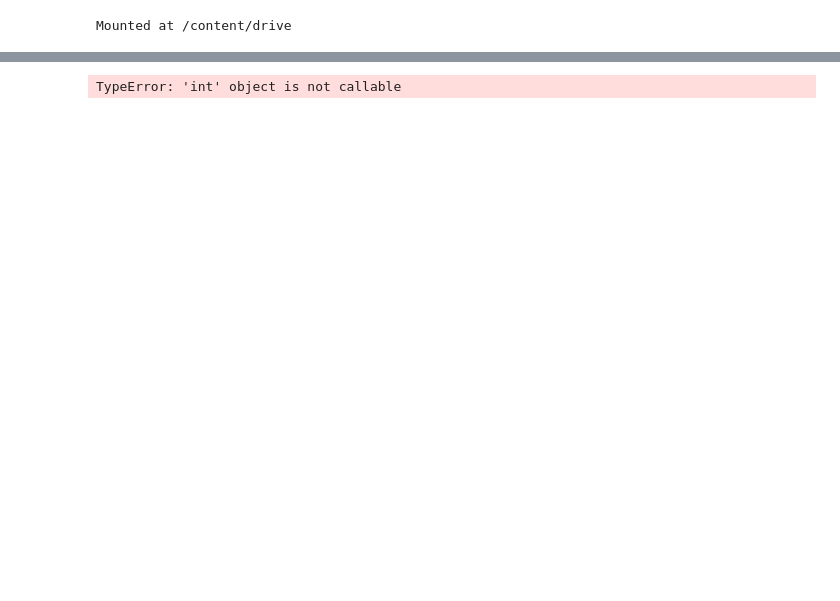
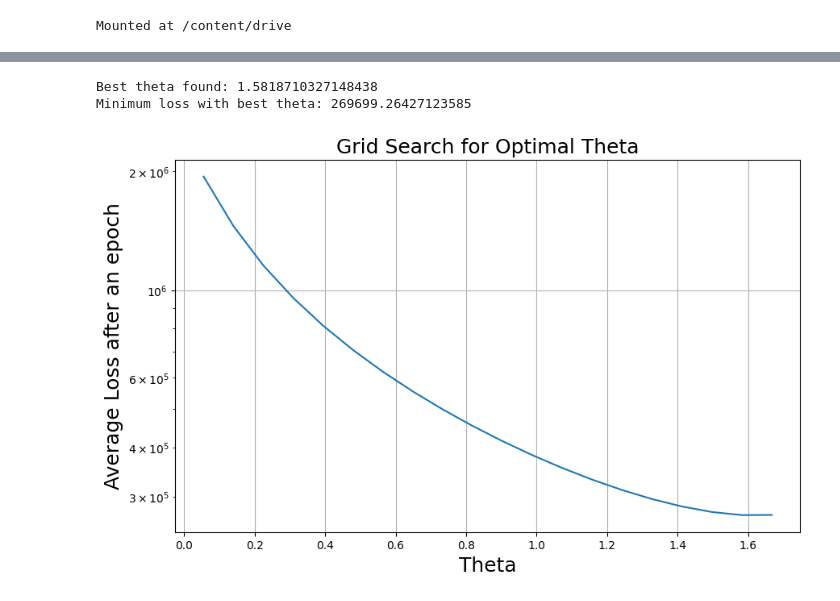
Before and after one commit to Fisherboy927/L2O, a Jupyter notebook: SAMBa_L2O.ipynb, the cells around one changed output, grey strips where cells are left out. Drawn from its saved outputs; the diff is of its cells as text; code cells hidden in the pictures; blank space fills up the shorter version.

```diff
--- a/SAMBa_L2O.ipynb
+++ b/SAMBa_L2O.ipynb
@@ -66,7 +64,7 @@ T = odl.tomo.RayTransform(space, geometry, impl='astra_cuda')
 
 T_norm = T.norm(estimate=True) ## this calculates the operator norm of T
 T = T / T_norm ### normalising so \|T\| = 1.
-
+T_norm = T.norm(estimate=True)
 print('T NORM IS ', T.norm(estimate=True))
 
 forward_operator = OperatorModule(T).to(device, dtype=torch_dtype)#.double()
@@ -144,12 +249,8 @@ from tqdm import tqdm
 import math
 import odl.contrib.torch.operator as _op
 from torch.utils.data import Dataset, DataLoader
+from torch import nn
 _op.AVOID_UNNECESSARY_COPY = False
-
-epoch = 10
-M = 10
-n = 256
-sigma = 0.01
 
 class CTDataset(Dataset):
     def __init__(self, paths, n, device, dtype):
@@ -176,7 +277,7 @@ dataset = CTDataset(train_imgs, n, device, dtype=torch_dtype)
 loader = DataLoader(dataset, batch_size = 25, shuffle = True)
 
 # Define the grid of theta values to search over
-grid_search_array = torch.linspace(0.1/(T_norm+8*a/0.01), 10/(T_norm+8*a/0.01), 20).to(device, dtype=torch_dtype)
+grid_search_array = torch.linspace(0.1/(T_norm+8*a/0.01), 3/(T_norm+8*a/0.01), 20).to(device, dtype=torch_dtype)
 
 best_theta = None
 min_loss = float('inf')
@@ -186,39 +287,41 @@ L_i_list = []
 # Perform grid search
 for current_theta in tqdm(grid_search_array, desc="Grid Search for Theta"):
     for x_batch in loader:
         L_i = 0
         x = torch.zeros_like(x_batch)
         sinogram_batch = forward_operator(x_batch)
         sinogram_batch_noisy = sinogram_batch + torch.randn_like(sinogram_batch)* sigma
 
         for k in range(1, M+1):
             g0 = grad_f(x, sinogram_batch_noisy)
             x = x - current_theta * g0
             L_i += f(x, sinogram_batch_noisy).item()
         L_i_list.append(L_i)
     L = sum(L_i_list)/len(L_i_list)
     loss_history.append(L)
     if L < min_loss:
         min_loss = L
         best_theta = current_theta
 
 print(f"Best theta found: {best_theta.item()}")
 print(f"Minimum loss with best theta: {min_loss}")
 
 # Plot the loss for each theta in the grid
 plt.figure(figsize=(10, 6))
-plt.plot(grid_search_array.cpu().numpy(), loss_history)
-plt.xlabel('Theta')
-plt.ylabel('Average Loss after an epoch')
-plt.title('Grid Search for Optimal Theta')
+plt.semilogy(grid_search_array.cpu().numpy(), loss_history)
+plt.xlabel('Theta', fontsize = 18)
+plt.ylabel('Average Loss after an epoch', fontsize = 18)
+plt.title('Grid Search for Optimal Theta', fontsize = 18)
 plt.grid(True)
 plt.show()
 
 
 # Now you can use the best_theta for further analysis or reconstruction
-theta = best_theta # Assign the best theta to the variable used later
+theta2 = best_theta # Assign the best theta to the variable used later
 # %% [output]
-TypeError: 'int' object is not callable
+Best theta found: 1.5818710327148438
+Minimum loss with best theta: 269699.26427123585
+[figure, added]
 # %%
 function_value_list_fixed, function_value_list_learned = [], []
 num_comparison_iterations = 100
```
Also changed, not shown: parts of 7 cells of this notebook.
